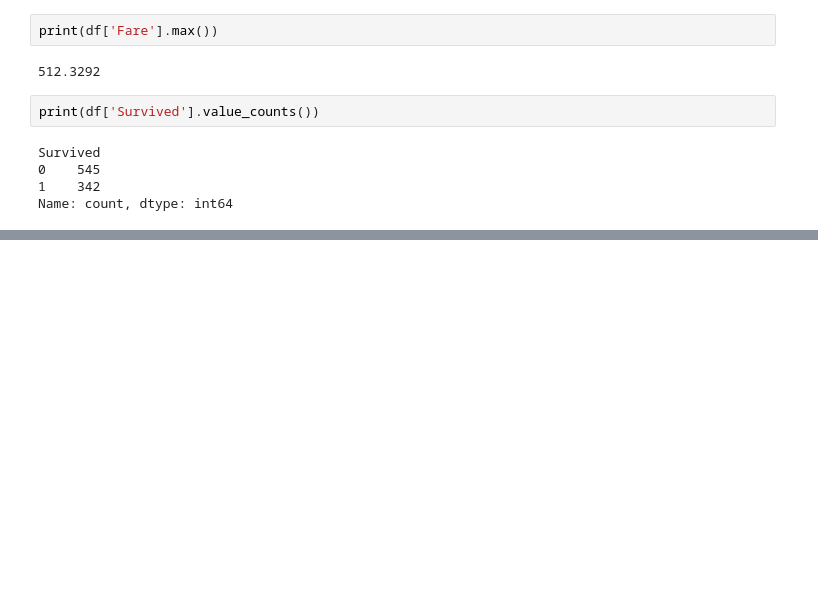
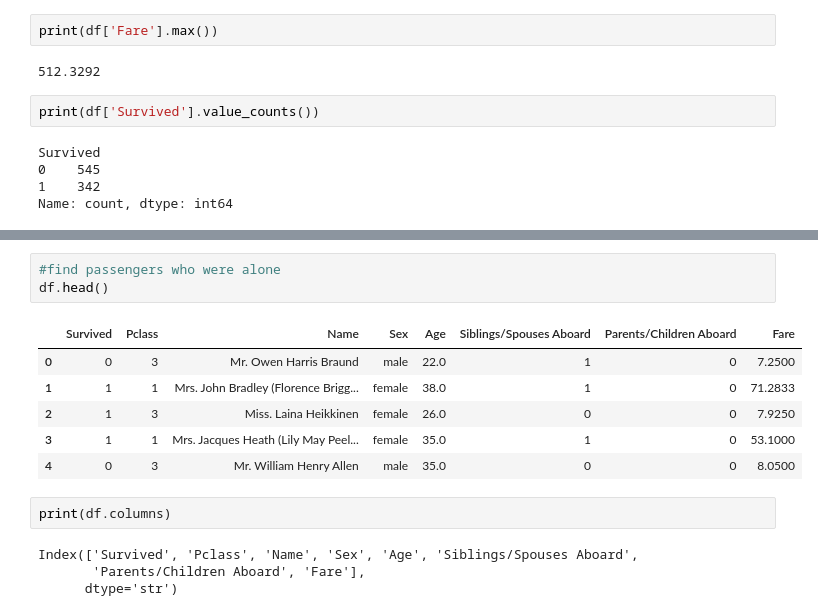
Before and after one commit to hawi088/ai, a Jupyter notebook: week2/titanic.ipynb, the cells around one changed output, grey strips where cells are left out. Drawn from its saved outputs; the diff is of its cells as text; blank space fills up the shorter version.

```diff
--- a/week2/titanic.ipynb
+++ b/week2/titanic.ipynb
@@ -84,0 +505,16 @@ Name: count, dtype: int64
+# %%
+#find passengers who were alone
+df.head()
+# %% [output]
+|  | Survived | Pclass | Name | Sex | Age | Siblings/Spouses Aboard | Parents/Children Aboard | Fare |
+| 0 | 0 | 3 | Mr. Owen Harris Braund | male | 22.0 | 1 | 0 | 7.2500 |
+| 1 | 1 | 1 | Mrs. John Bradley (Florence Brigg... | female | 38.0 | 1 | 0 | 71.2833 |
+| 2 | 1 | 3 | Miss. Laina Heikkinen | female | 26.0 | 0 | 0 | 7.9250 |
+| 3 | 1 | 1 | Mrs. Jacques Heath (Lily May Peel... | female | 35.0 | 1 | 0 | 53.1000 |
+| 4 | 0 | 3 | Mr. William Henry Allen | male | 35.0 | 0 | 0 | 8.0500 |
+# %%
+print(df.columns)
+# %% [output]
+Index(['Survived', 'Pclass', 'Name', 'Sex', 'Age', 'Siblings/Spouses Aboard',
+       'Parents/Children Aboard', 'Fare'],
+      dtype='str')
```
Also changed, not shown: parts of 31 cells of this notebook.
